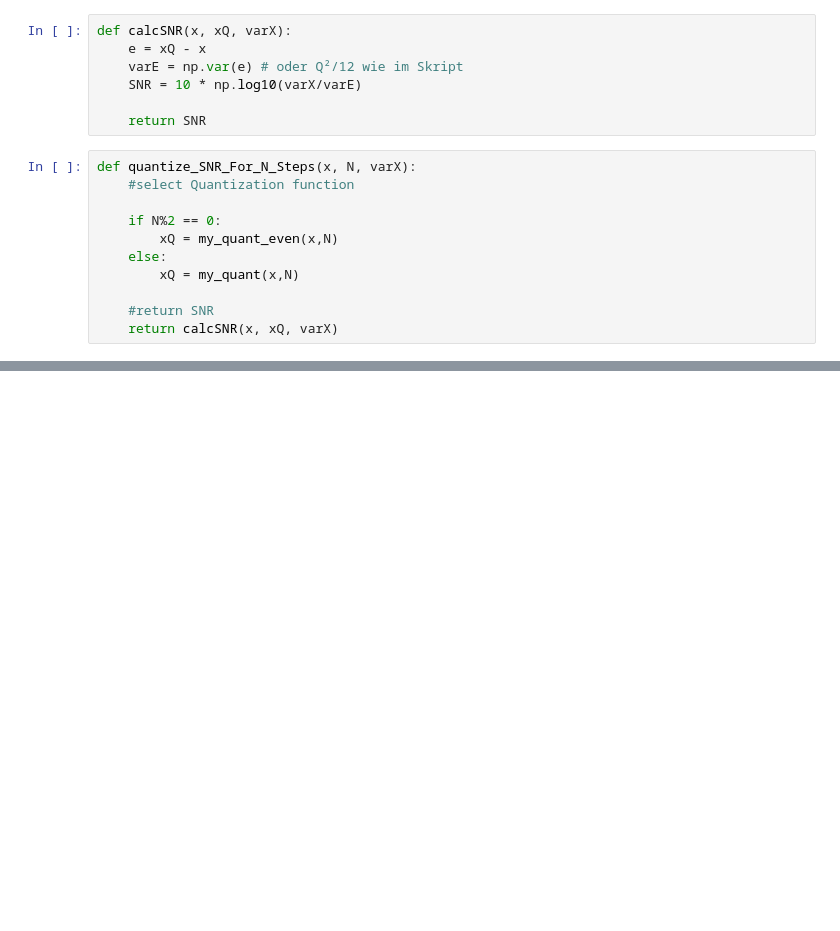
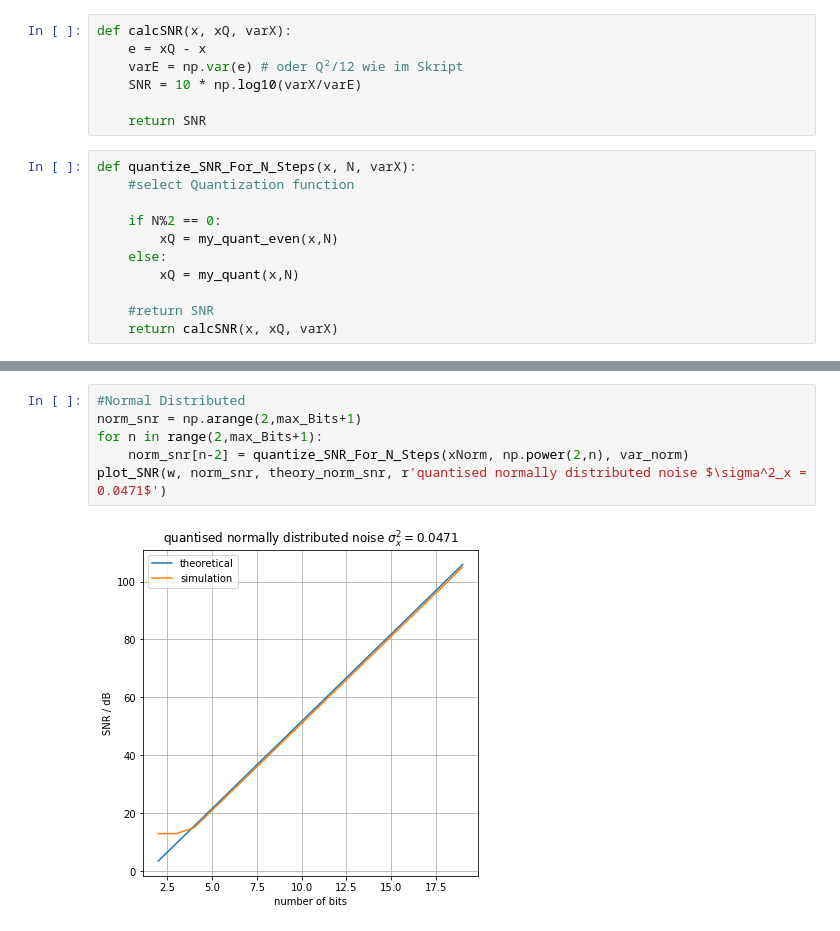
Before and after one commit to paul-fr/DSP, a Jupyter notebook: Lab_exercise_3/Ex2.ipynb, the cells around one changed output, grey strips where cells are left out. Drawn from its saved outputs; the diff is of its cells as text; blank space fills up the shorter version.

```diff
--- a/Lab_exercise_3/Ex2.ipynb
+++ b/Lab_exercise_3/Ex2.ipynb
@@ -152,0 +122,8 @@ print(snr_sin)
+# %%
+#Normal Distributed
+norm_snr = np.arange(2,max_Bits+1)
+for n in range(2,max_Bits+1):
+    norm_snr[n-2] = quantize_SNR_For_N_Steps(xNorm, np.power(2,n), var_norm)
+plot_SNR(w, norm_snr, theory_norm_snr, r'quantised normally distributed noise $\sigma^2_x = 0.0471$')
+# %% [output]
+[figure, added]
```
Also changed, not shown: parts of 8 cells of this notebook, 1 other file.
